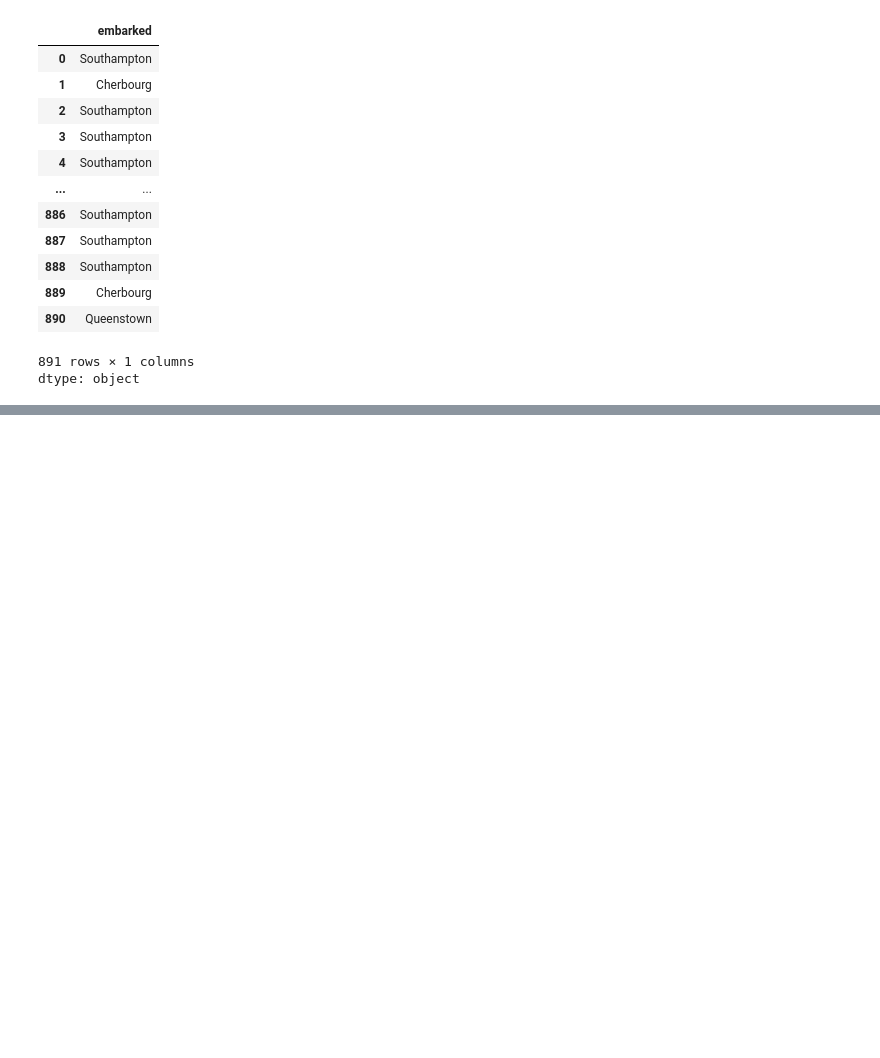
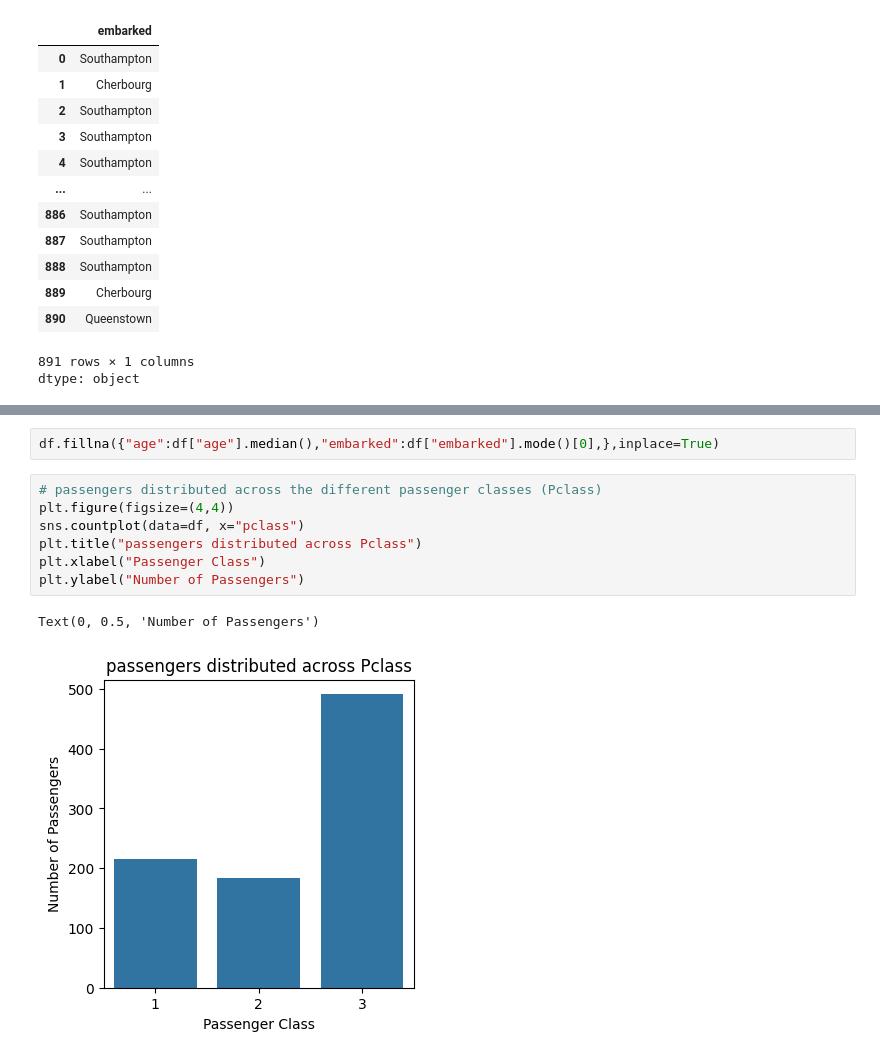
Before and after one commit to sreeparvathitk/python-projects, a Jupyter notebook: titanic.ipynb, the cells around one changed output, grey strips where cells are left out. Saved outputs shown, nothing was run; the diff lists cells and outputs as text; blank space fills up the shorter version.

```diff
--- a/titanic.ipynb
+++ b/titanic.ipynb
@@ -149,0 +181,12 @@ dtype: object
+# %%
+df.fillna({"age":df["age"].median(),"embarked":df["embarked"].mode()[0],},inplace=True)
+# %%
+# passengers distributed across the different passenger classes (Pclass)
+plt.figure(figsize=(4,4))
+sns.countplot(data=df, x="pclass")
+plt.title("passengers distributed across Pclass")
+plt.xlabel("Passenger Class")
+plt.ylabel("Number of Passengers")
+# %% [output]
+Text(0, 0.5, 'Number of Passengers')
+[figure, added]
```
Also changed, not shown: parts of 7 cells of this notebook.
